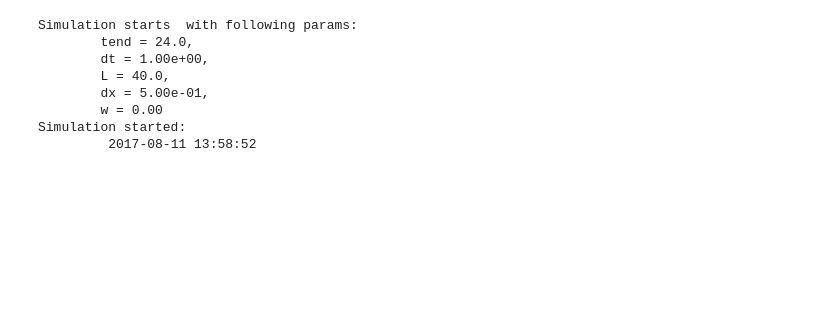
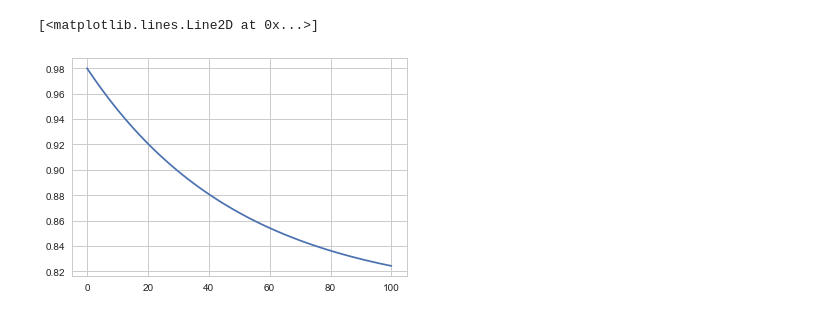
Before and after one commit to biogeochemistry/PorousMediaLab, a Jupyter notebook: examples/acid_base_example.ipynb, the cells around one changed output. Drawn from its saved outputs; the diff is of its cells as text; code cells hidden in the pictures; blank space fills up the shorter version.

```diff
--- a/examples/acid_base_example.ipynb
+++ b/examples/acid_base_example.ipynb
@@ -16,3 +16,8 @@ phi = ( 0.98 - 0.7 ) * np.exp( -x / 20 ) + 0.7
+# %%
+plt.plot(phi)
+# %% [output]
+[<matplotlib.lines.Line2D at 0x...>]
+[figure, added]
 # %%
 ftc = PorousMediaLab(L, dx, tend, dt, phi)
 # %%
@@ -31,11 +41,0 @@ ftc.add_acid_base_equilibrium(species=['H3PO4', 'H2PO4', 'HPO4', 'PO4'], pKa=[2.
-# %%
-ftc.solve()
-# %% [output]
-Simulation starts  with following params:
-        tend = 24.0,
-        dt = 1.00e+00,
-        L = 40.0,
-        dx = 5.00e-01,
-        w = 0.00
-Simulation started:
-         2017-08-11 13:58:52
```
Also changed, not shown: parts of 13 cells of this notebook, 1 other file.
